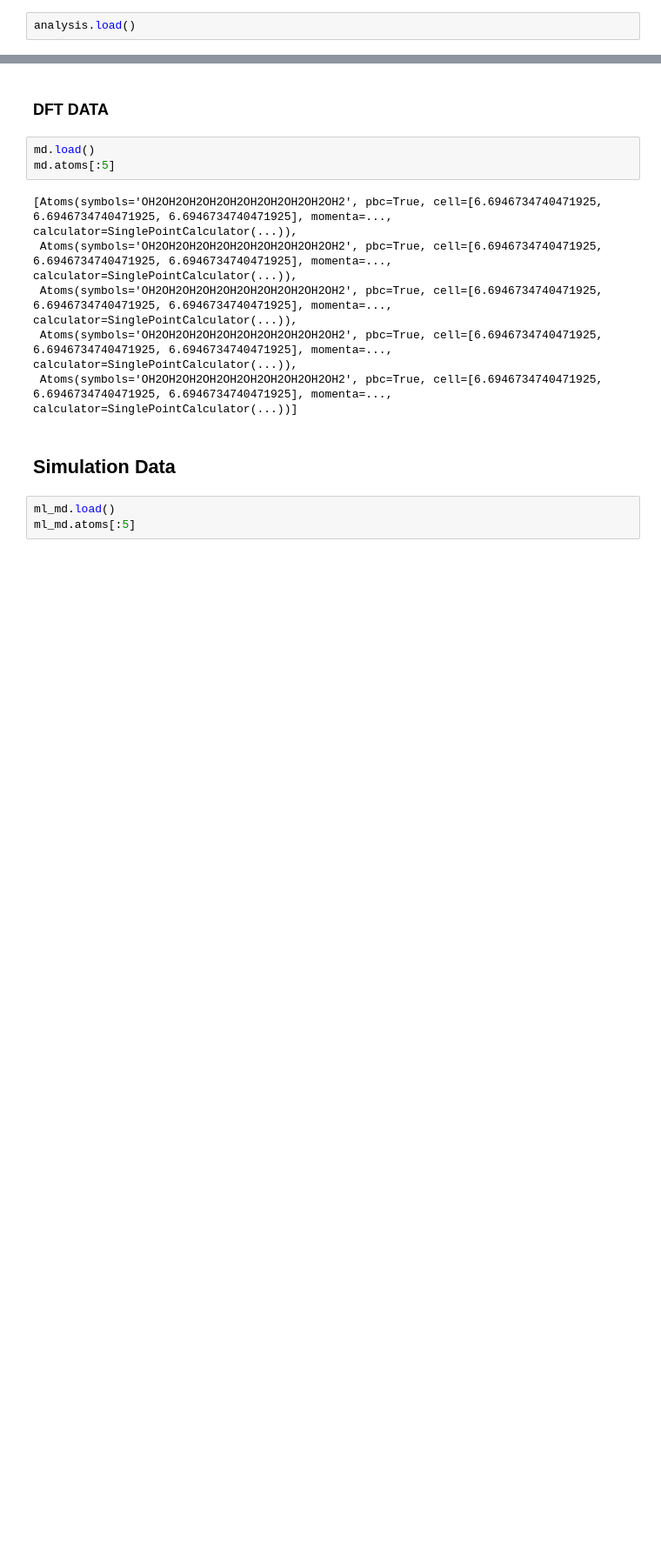
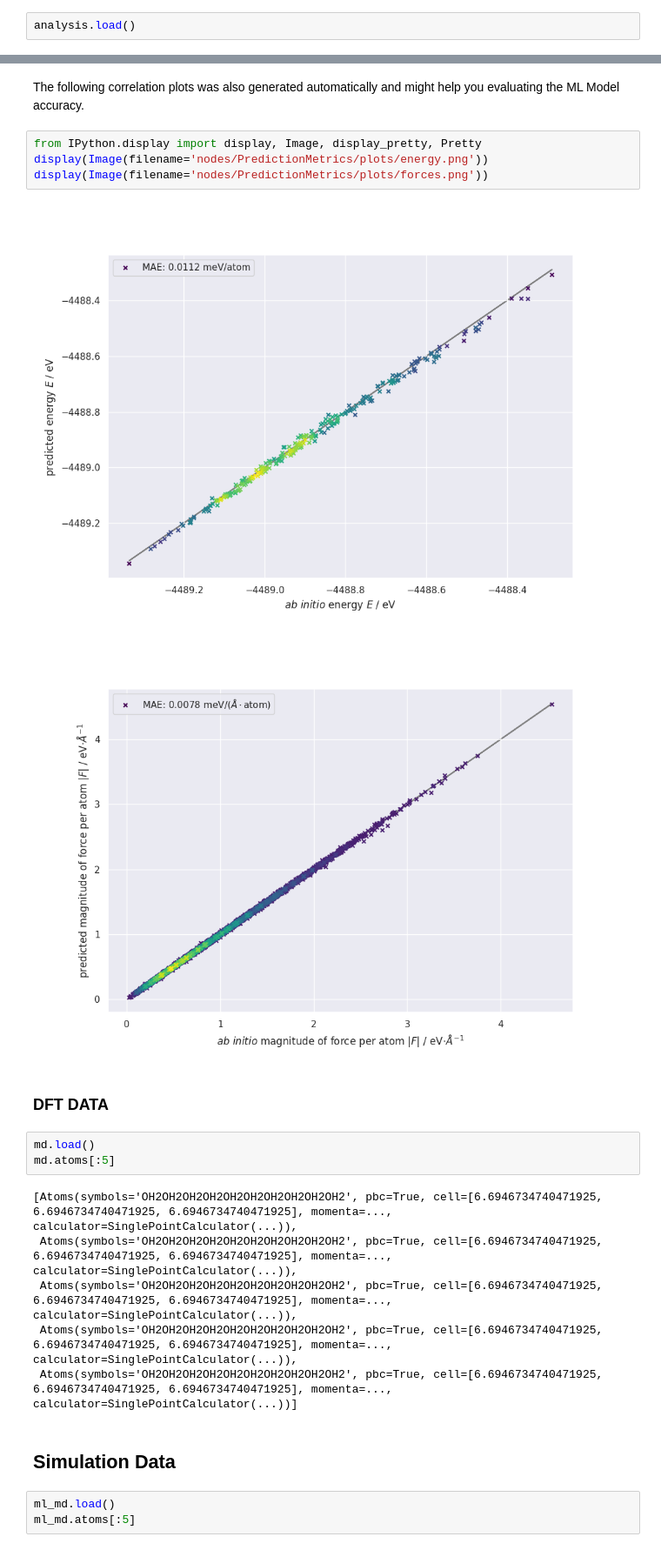
Before and after one commit to IPSProjects/IPS-Water, a Jupyter notebook: main.ipynb, the cells around one changed output, grey strips where cells are left out. Shown at 87% size. Saved outputs shown, nothing was run; the diff lists cells and outputs as text; blank space fills up the shorter version.

```diff
--- a/main.ipynb
+++ b/main.ipynb
@@ -102,3 +150,12 @@ analysis.energy_df.iloc[:5]
+# %% [markdown]
+The following correlation plots was also generated automatically and might help you evaluating the ML Model accuracy.
+# %%
+from IPython.display import display, Image, display_pretty, Pretty
+display(Image(filename='nodes/PredictionMetrics/plots/energy.png'))
+display(Image(filename='nodes/PredictionMetrics/plots/forces.png'))
+# %% [output]
+[figure, added]
+[figure, added]
 # %% [markdown]
 ### DFT DATA
 # %%
```
Also changed, not shown: parts of 30 cells of this notebook, 19 other files.
